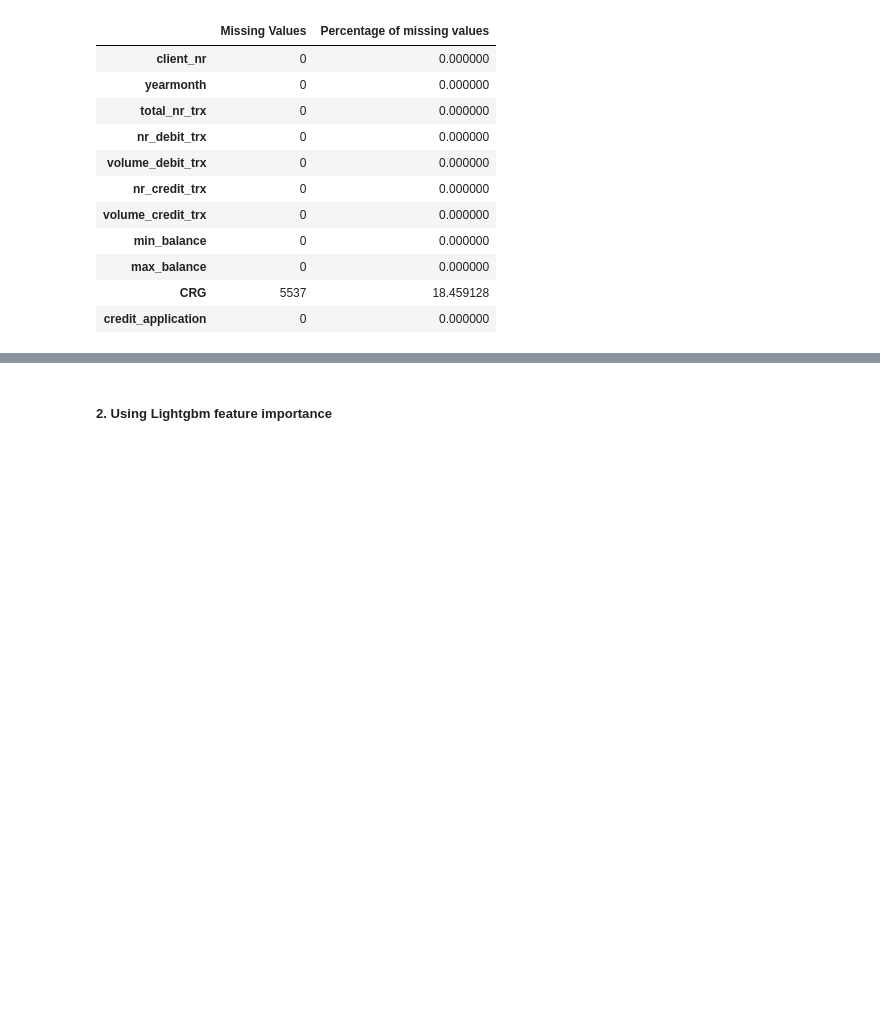
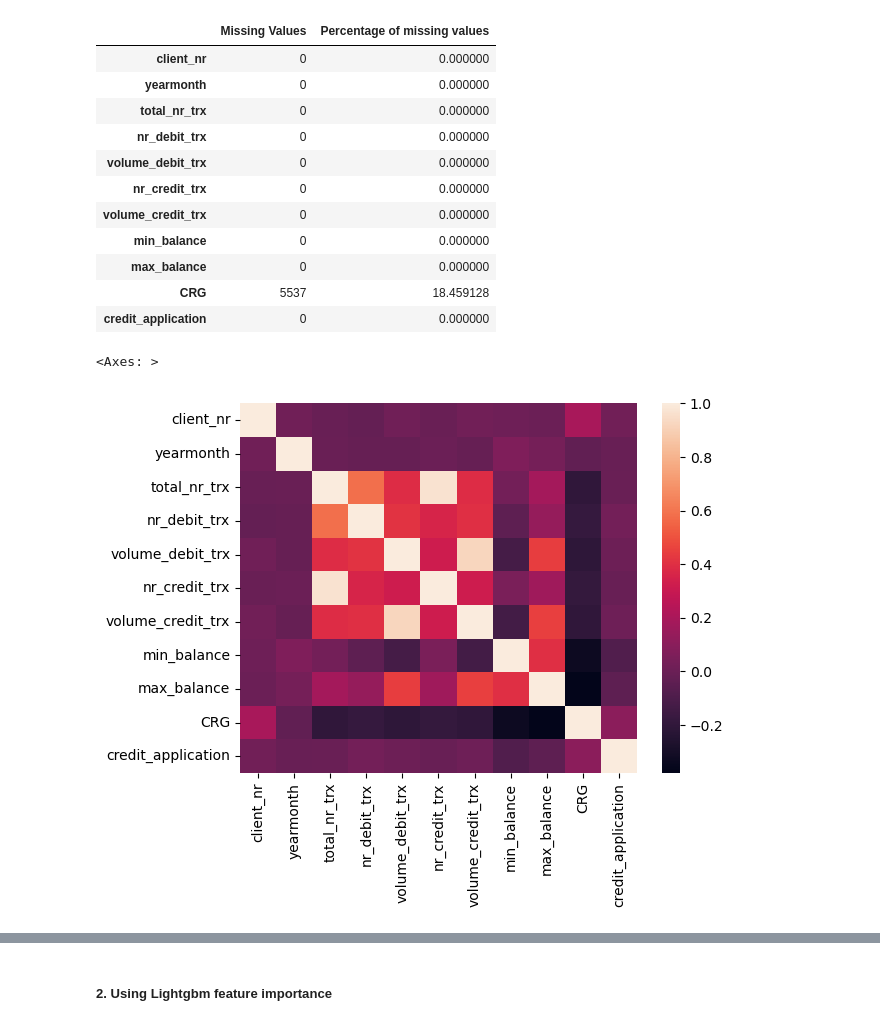
Before and after one commit to vishalraut88/Credit-Loan-application, a Jupyter notebook: Credit Application.ipynb, the cells around one changed output, grey strips where cells are left out. Cells and saved outputs as stored; diff of their text form; code cells hidden in the pictures; blank space fills up the shorter version.

```diff
--- a/Credit Application.ipynb
+++ b/Credit Application.ipynb
@@ -66,3 +62,11 @@ prepos.missing_values_intable(df_complete_data)
 | max_balance | 0 | 0.000000 |
 | CRG | 5537 | 18.459128 |
 | credit_application | 0 | 0.000000 |
+# %%
+corl= df_complete_data.corr()
+sns.heatmap(corl,
+            xticklabels=corl.columns.values,
+            yticklabels=corl.columns.values)
+# %% [output]
+<Axes: >
+[figure, added]
```
Also changed, not shown: parts of 79 cells of this notebook, 2 other files.
